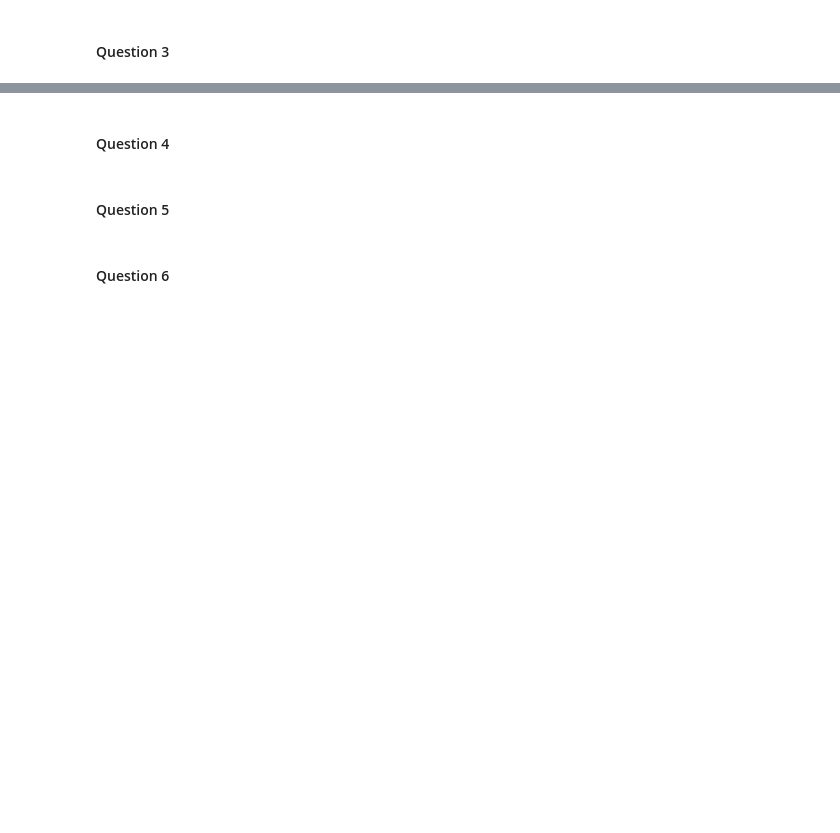
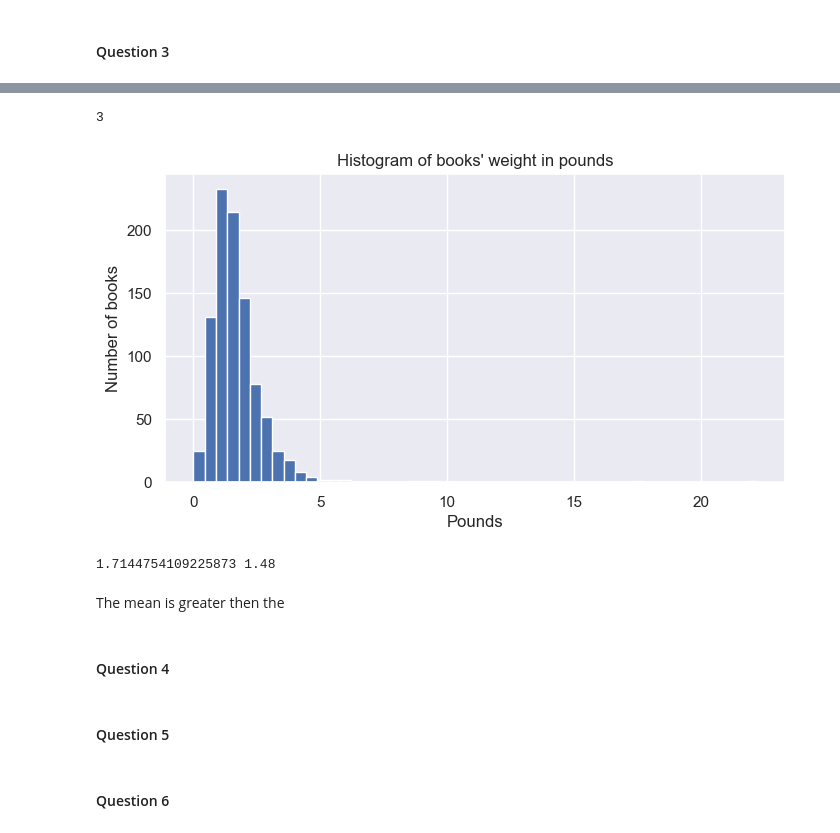
Before and after one commit to jshef747/Python-Homework2, a Jupyter notebook: assignment2-task2.ipynb, the cells around one changed output, grey strips where cells are left out. Saved outputs shown, nothing was run; the diff lists cells and outputs as text; code cells hidden in the pictures; blank space fills up the shorter version.

```diff
--- a/assignment2-task2.ipynb
+++ b/assignment2-task2.ipynb
@@ -109,3 +105,48 @@ plt.show()
+# %%
+df["weight"].isnull().sum()
+# %% [output]
+3
+# %%
+def normalize_to_pounds(book_obj):
+
+    if book_obj == None:
+        return None
+
+    if isinstance(book_obj, float):
+        return book_obj
+
+    if isinstance(book_obj, str):
+        book_weight, weight_type = book_obj.split()
+        book_weight = float(book_weight)
+
+        if weight_type == "pounds":
+            return book_weight
+
+        if weight_type == "ounces":
+            return book_weight / 16
+
+        return None
+# %%
+df["normalized_weight"] = df["weight"].apply(normalize_to_pounds)
+# %%
+weights_mean = df["normalized_weight"].mean()
+
+df["normalized_weight"].fillna(weights_mean, inplace=True)
+# %%
+df["normalized_weight"].hist(bins=50)
+plt.title("Histogram of books' weight in pounds")
+plt.xlabel("Pounds")
+plt.ylabel("Number of books")
+plt.show()
+# %% [output]
+[figure, added]
+# %%
+weights_median = df["normalized_weight"].median()
+print(weights_mean, weight_median)
+# %% [output]
+1.7144754109225873 1.48
+# %% [markdown]
+The mean is greater then the
 # %% [markdown]
 #### Question 4
 # %%
```
Also changed, not shown: parts of 8 cells of this notebook.
